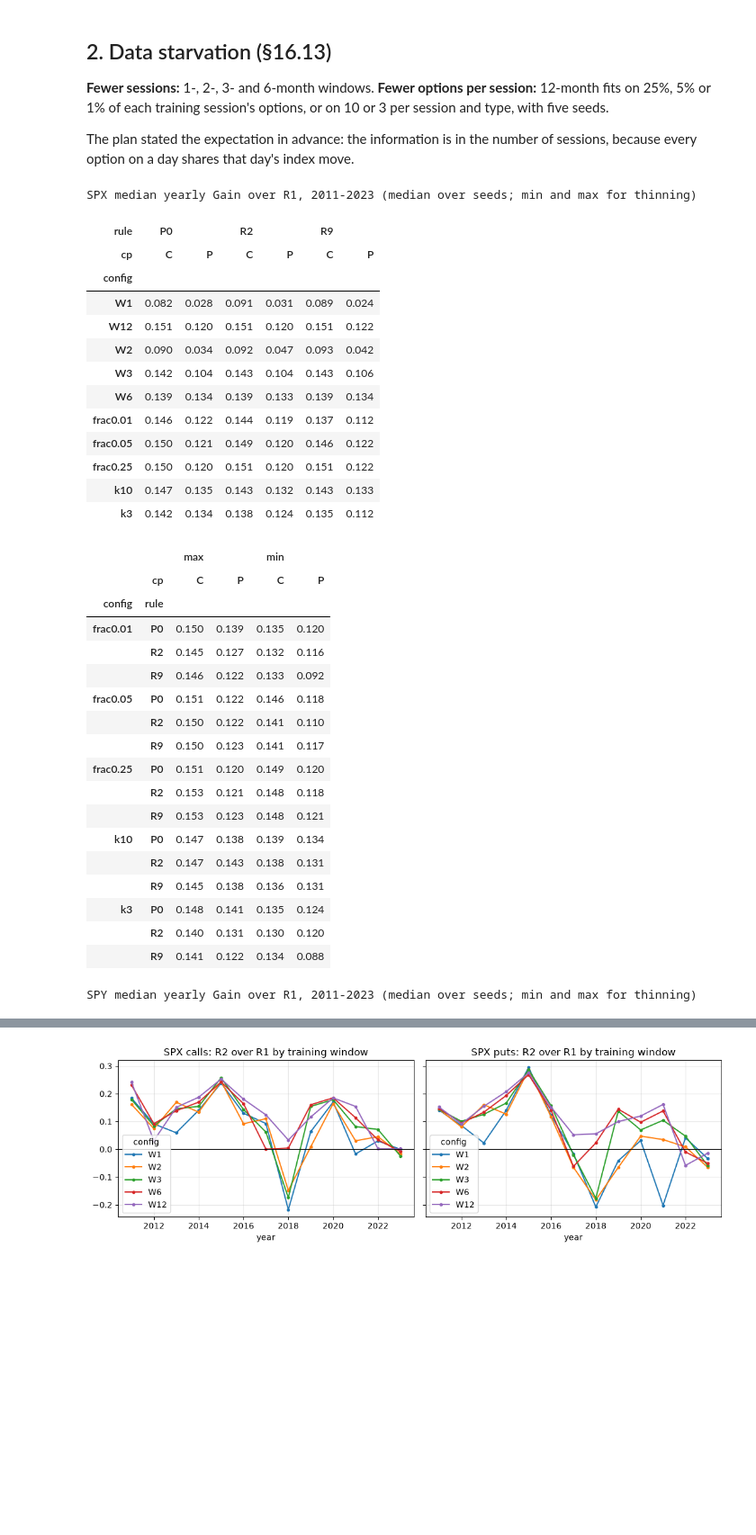
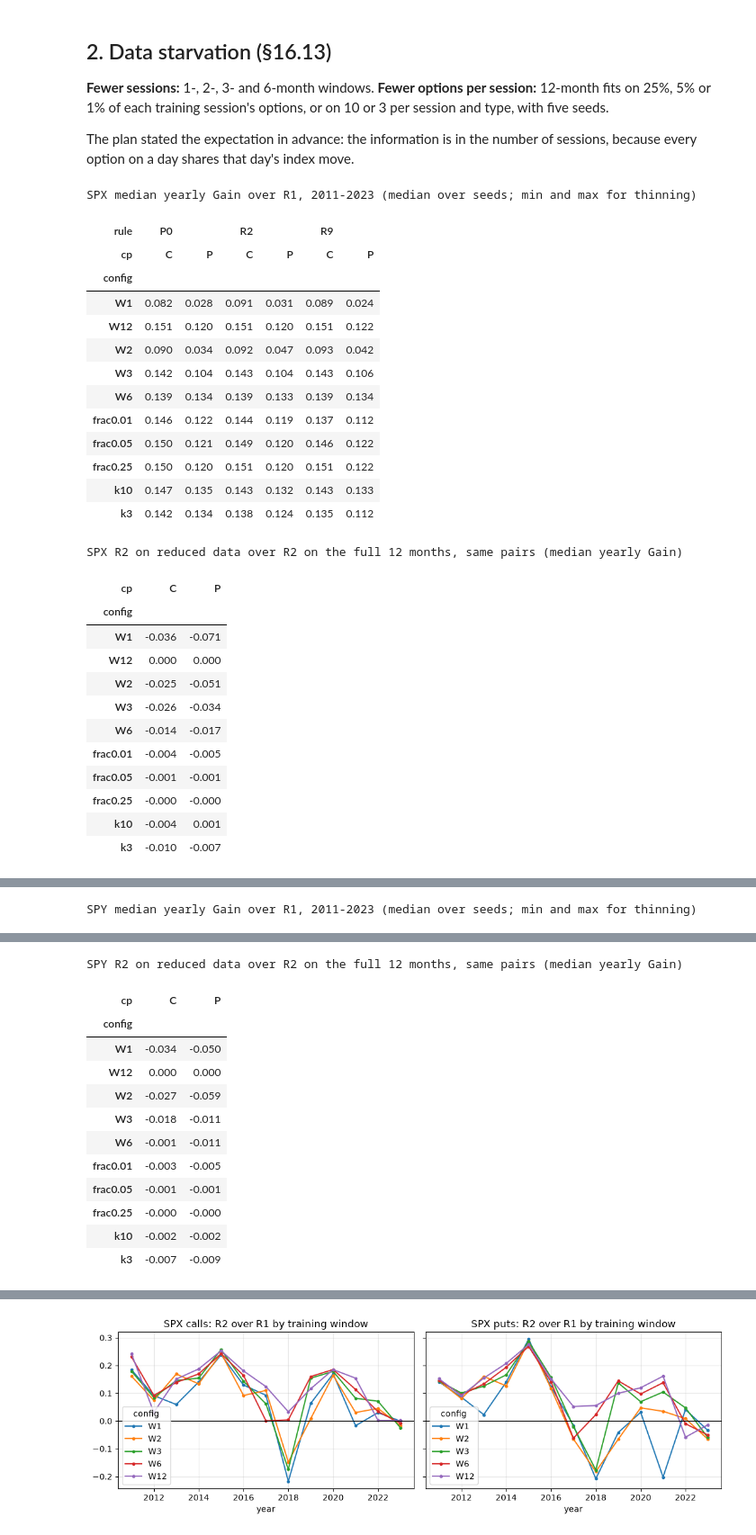
Before and after one commit to biswajit-nag/hull-white-delta-spx, a Jupyter notebook: notebooks/10_books_starvation_held_positions.ipynb, the cells around one changed output, grey strips where cells are left out. Shown at 90% size. Drawn from its saved outputs; the diff is of its cells as text; code cells hidden in the pictures; blank space fills up the shorter version.

```diff
--- a/notebooks/10_books_starvation_held_positions.ipynb
+++ b/notebooks/10_books_starvation_held_positions.ipynb
@@ -89,3 +94,8 @@ long_vol         0.647
 puts             0.671
 risk_reversal    0.109
 Name: common_share_R1, dtype: float64
+# %%
+for u in U:
+    m = pd.read_csv(R / "extensions" / u / "books_median_yearly_gain.csv")
+    print(u.upper(), "the fixed scaling (R3) and the fitted scaling (R4) over the minimum-variance delta (R2), median yearly Gain")
+    display(m[(m.base == "R2") & m.rule.isin(["R3", "R4"])].pivot_table(index="book", columns=["rule", "measure"], values="median_yearly_gain").round(3))
@@ -135,42 +164,39 @@ The plan stated the expectation in advance: the information is in the number of
 # %%
 for u in U:
     sp = pd.read_csv(R / "extensions" / u / "starve_seed_spread.csv")
     first = sp.span.iloc[0]
     x = sp[(sp.base == "R1") & sp.rule.isin(["R2", "P0", "R9"]) & (sp.span == first)]
     print(u.upper(), "median yearly Gain over R1,", first, "(median over seeds; min and max for thinning)")
     display(x.pivot_table(index="config", columns=["rule", "cp"], values="median").round(3))
+    f = sp[(sp.base == "R2full") & (sp.rule == "R2") & (sp.span == first)]
+    print(u.upper(), "R2 on reduced data over R2 on the full 12 months, same pairs (median yearly Gain)")
+    display(f.pivot_table(index="config", columns="cp", values="median").round(3))
     display(x[x.config.str.startswith(("frac", "k"))].pivot_table(index=["config", "rule"], columns="cp", values=["min", "max"]).round(3))
 # %% [output]
 SPX median yearly Gain over R1, 2011-2023 (median over seeds; min and max for thinning)
 | rule | P0 |  | R2 |  | R9 |  |
 | cp | C | P | C | P | C | P |
 | config |  |  |  |  |  |  |
 | W1 | 0.082 | 0.028 | 0.091 | 0.031 | 0.089 | 0.024 |
 | W12 | 0.151 | 0.120 | 0.151 | 0.120 | 0.151 | 0.122 |
 | W2 | 0.090 | 0.034 | 0.092 | 0.047 | 0.093 | 0.042 |
 | W3 | 0.142 | 0.104 | 0.143 | 0.104 | 0.143 | 0.106 |
 | W6 | 0.139 | 0.134 | 0.139 | 0.133 | 0.139 | 0.134 |
 | frac0.01 | 0.146 | 0.122 | 0.144 | 0.119 | 0.137 | 0.112 |
 | frac0.05 | 0.150 | 0.121 | 0.149 | 0.120 | 0.146 | 0.122 |
 | frac0.25 | 0.150 | 0.120 | 0.151 | 0.120 | 0.151 | 0.122 |
 | k10 | 0.147 | 0.135 | 0.143 | 0.132 | 0.143 | 0.133 |
 | k3 | 0.142 | 0.134 | 0.138 | 0.124 | 0.135 | 0.112 |
+SPX R2 on reduced data over R2 on the full 12 months, same pairs (median yearly Gain)
-|  |  | max |  | min |  |
-|  | cp | C | P | C | P |
-| config | rule |  |  |  |  |
-| frac0.01 | P0 | 0.150 | 0.139 | 0.135 | 0.120 |
-|  | R2 | 0.145 | 0.127 | 0.132 | 0.116 |
-|  | R9 | 0.146 | 0.122 | 0.133 | 0.092 |
-| frac0.05 | P0 | 0.151 | 0.122 | 0.146 | 0.118 |
-|  | R2 | 0.150 | 0.122 | 0.141 | 0.110 |
-|  | R9 | 0.150 | 0.123 | 0.141 | 0.117 |
-| frac0.25 | P0 | 0.151 | 0.120 | 0.149 | 0.120 |
-|  | R2 | 0.153 | 0.121 | 0.148 | 0.118 |
-|  | R9 | 0.153 | 0.123 | 0.148 | 0.121 |
-| k10 | P0 | 0.147 | 0.138 | 0.139 | 0.134 |
-|  | R2 | 0.147 | 0.143 | 0.138 | 0.131 |
-|  | R9 | 0.145 | 0.138 | 0.136 | 0.131 |
-| k3 | P0 | 0.148 | 0.141 | 0.135 | 0.124 |
-|  | R2 | 0.140 | 0.131 | 0.130 | 0.120 |
-|  | R9 | 0.141 | 0.122 | 0.134 | 0.088 |
+| cp | C | P |
+| config |  |  |
+| W1 | -0.036 | -0.071 |
+| W12 | 0.000 | 0.000 |
+| W2 | -0.025 | -0.051 |
+| W3 | -0.026 | -0.034 |
+| W6 | -0.014 | -0.017 |
+| frac0.01 | -0.004 | -0.005 |
+| frac0.05 | -0.001 | -0.001 |
+| frac0.25 | -0.000 | -0.000 |
+| k10 | -0.004 | 0.001 |
+| k3 | -0.010 | -0.007 |
-SPY median yearly Gain over R1, 2011-2023 (median over seeds; min and max for thinning)
@@ -189,0 +221 @@ SPY median yearly Gain over R1, 2011-2023 (median over seeds; min and max for th
+SPY median yearly Gain over R1, 2011-2023 (median over seeds; min and max for thinning)
@@ -207,0 +235,13 @@ SPY median yearly Gain over R1, 2011-2023 (median over seeds; min and max for th
+SPY R2 on reduced data over R2 on the full 12 months, same pairs (median yearly Gain)
+| cp | C | P |
+| config |  |  |
+| W1 | -0.034 | -0.050 |
+| W12 | 0.000 | 0.000 |
+| W2 | -0.027 | -0.059 |
+| W3 | -0.018 | -0.011 |
+| W6 | -0.001 | -0.011 |
+| frac0.01 | -0.003 | -0.005 |
+| frac0.05 | -0.001 | -0.001 |
+| frac0.25 | -0.000 | -0.000 |
+| k10 | -0.002 | -0.002 |
+| k3 | -0.007 | -0.009 |
```
Also changed, not shown: parts of 7 cells of this notebook, 17 other files.
